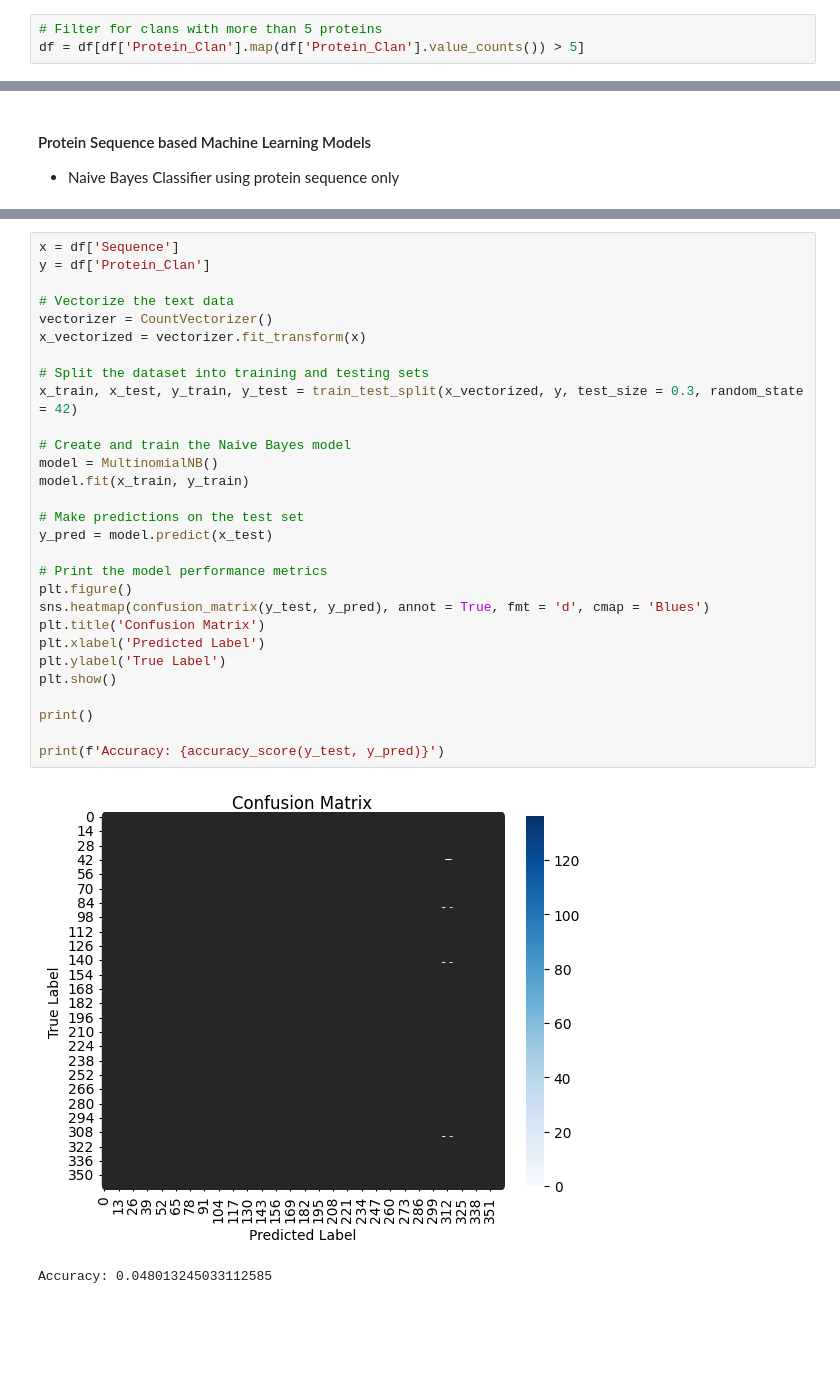
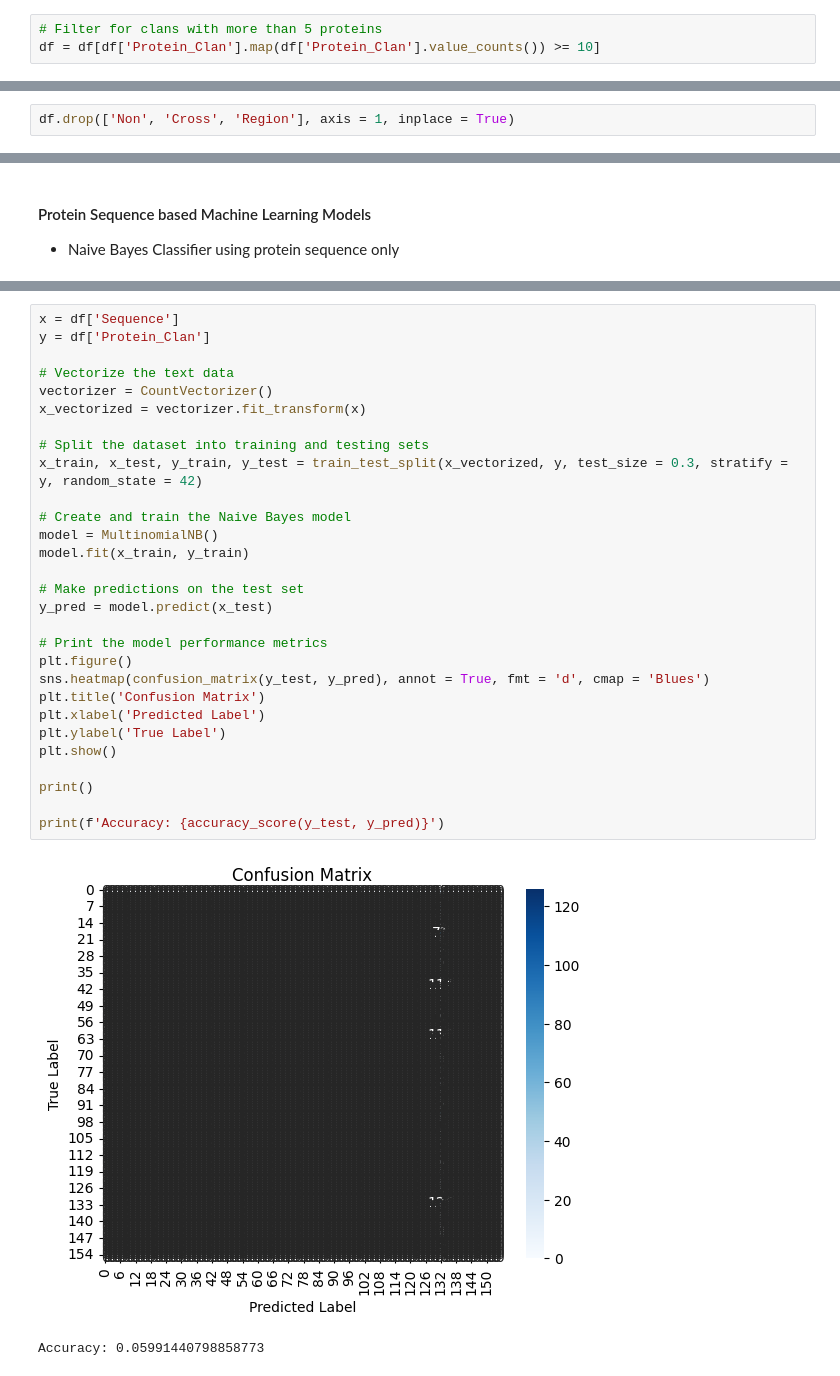
Before and after one commit to VibhavSetlur/SDS_326E_Final_Project, a Jupyter notebook: Final_Project.ipynb, the cells around one changed output, grey strips where cells are left out. Drawn from its saved outputs; the diff is of its cells as text; blank space fills up the shorter version.

```diff
--- a/Final_Project.ipynb
+++ b/Final_Project.ipynb
@@ -124,4 +125,4 @@ Aerolisin_ETX       1
 Name: count, Length: 482, dtype: int64
 # %%
 # Filter for clans with more than 5 proteins
-df = df[df['Protein_Clan'].map(df['Protein_Clan'].value_counts()) > 5]
+df = df[df['Protein_Clan'].map(df['Protein_Clan'].value_counts()) >= 10]
@@ -127,0 +144,2 @@ df = df[df['Protein_Clan'].map(df['Protein_Clan'].value_counts()) > 5]
+# %%
+df.drop(['Non', 'Cross', 'Region'], axis = 1, inplace = True)
@@ -141,32 +315,32 @@ from sklearn.pipeline import make_pipeline
 # %%
 x = df['Sequence']
 y = df['Protein_Clan']
 
 # Vectorize the text data
 vectorizer = CountVectorizer()
 x_vectorized = vectorizer.fit_transform(x)
 
 # Split the dataset into training and testing sets
-x_train, x_test, y_train, y_test = train_test_split(x_vectorized, y, test_size = 0.3, random_state = 42)
+x_train, x_test, y_train, y_test = train_test_split(x_vectorized, y, test_size = 0.3, stratify = y, random_state = 42)
 
 # Create and train the Naive Bayes model
 model = MultinomialNB()
 model.fit(x_train, y_train)
 
 # Make predictions on the test set
 y_pred = model.predict(x_test)
 
 # Print the model performance metrics
 plt.figure()
 sns.heatmap(confusion_matrix(y_test, y_pred), annot = True, fmt = 'd', cmap = 'Blues')
 plt.title('Confusion Matrix')
 plt.xlabel('Predicted Label')
 plt.ylabel('True Label')
 plt.show()
 
 print()
 
 print(f'Accuracy: {accuracy_score(y_test, y_pred)}')
 # %% [output]
-[figure, old version]
+[figure, new version]
-Accuracy: 0.048013245033112585
+Accuracy: 0.05991440798858773
```
Also changed, not shown: parts of 35 cells of this notebook.
